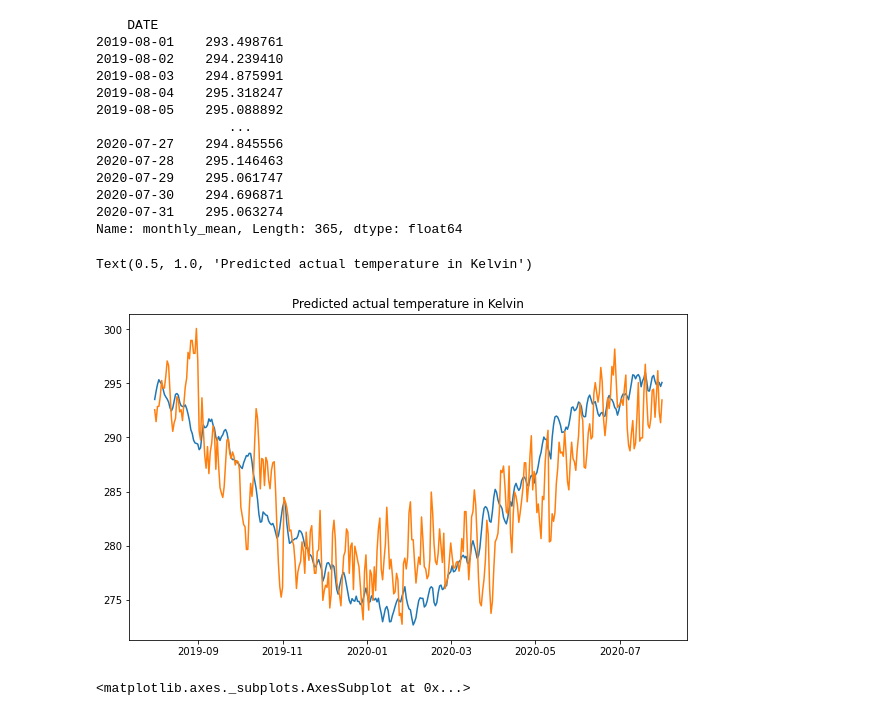
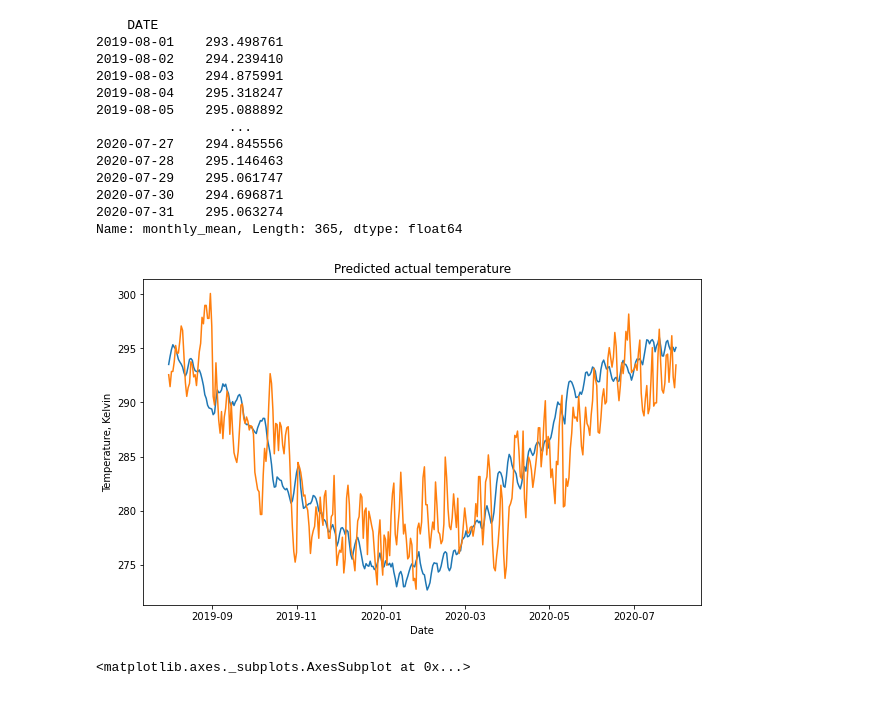
Before and after one commit to madinamarat/machine_learning_projects, a Jupyter notebook: 05_temperature_time_series/temperature_linear_autoregression.ipynb, the cells around one changed output. Cells and saved outputs as stored; diff of their text form; code cells hidden in the pictures.

```diff
--- a/05_temperature_time_series/temperature_linear_autoregression.ipynb
+++ b/05_temperature_time_series/temperature_linear_autoregression.ipynb
@@ -174,10 +174,12 @@ Name: monthly_mean, Length: 365, dtype: float64
 # %%
 plt.plot(ytest.index, ypred_actual)
 plt.plot(ytest.index, ytest_actual)
-plt.title('Predicted actual temperature in Kelvin')
+plt.title('Predicted actual temperature')
+plt.xlabel('Date')
+plt.ylabel('Temperature, Kelvin')
+plt.savefig('./data/temperature_prediction.png')
 # %% [output]
-Text(0.5, 1.0, 'Predicted actual temperature in Kelvin')
-[figure, old version]
+[figure, new version]
 # %%
 df.loc['2019':'2020']['tempK'].rolling(window=10).mean().plot()
 # %% [output]
```
Also changed, not shown: 1 other file.
